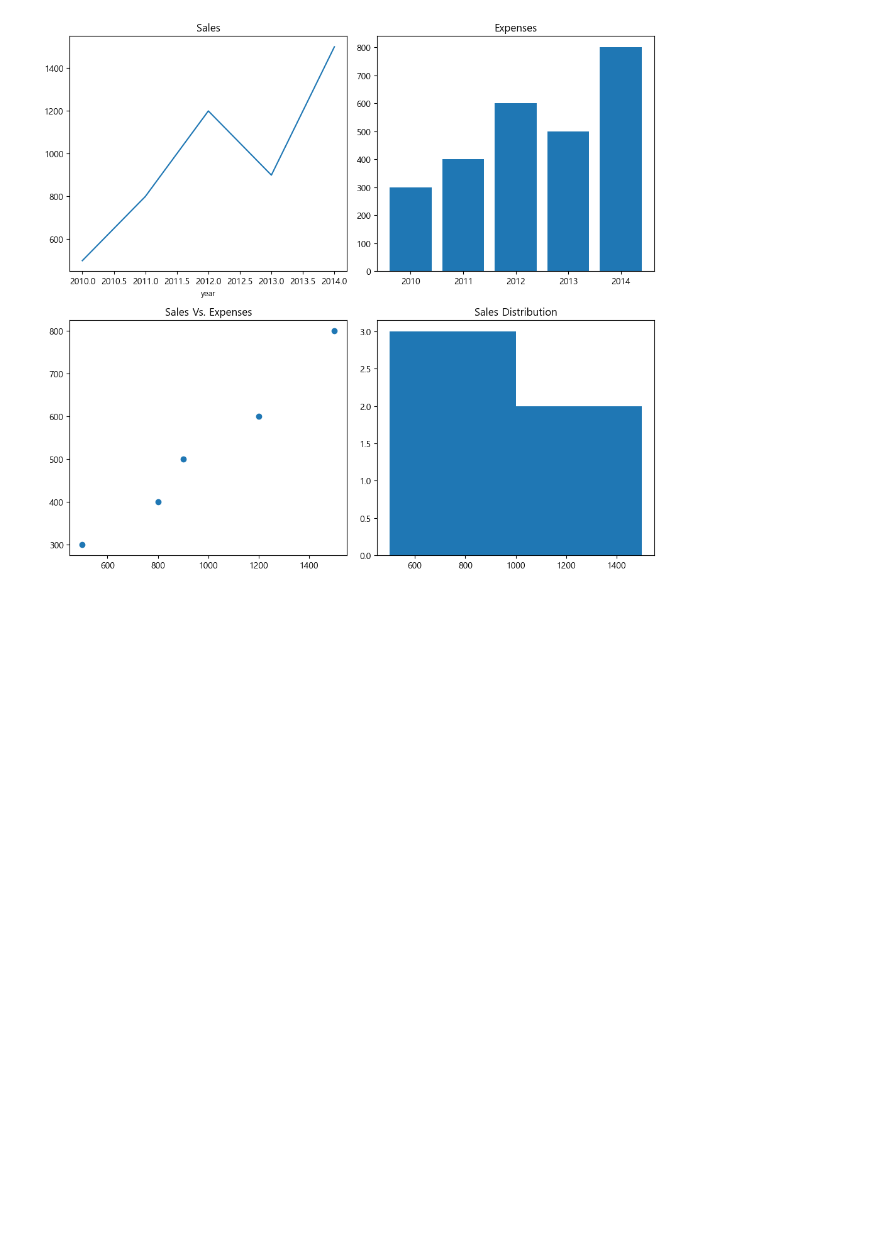
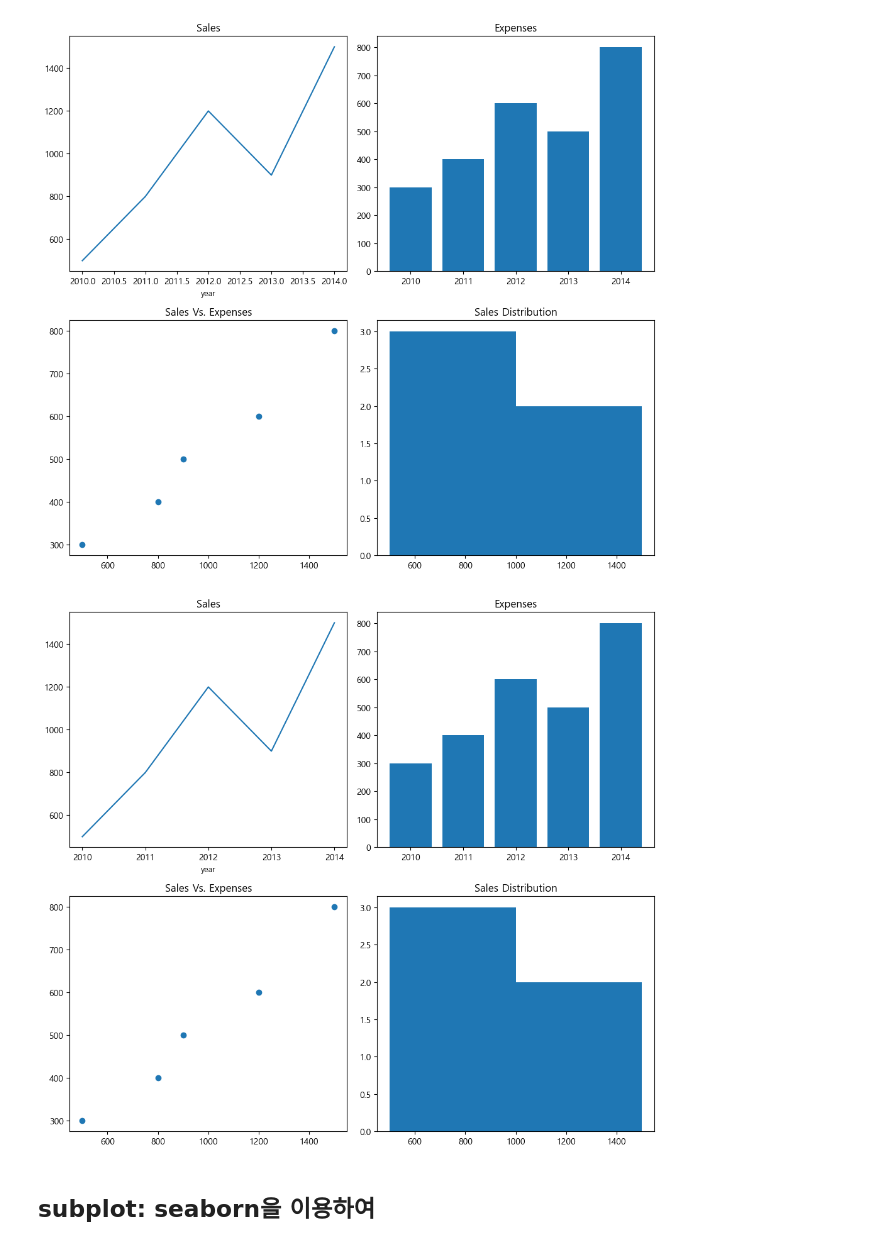
Before and after one commit to sunkyu0711/Python_MegaDataAnalysis_250120, a Jupyter notebook: 6일차_chart_subplots.ipynb, the cells around one changed output. Saved outputs shown, nothing was run; the diff lists cells and outputs as text; code cells hidden in the pictures; blank space fills up the shorter version.

```diff
--- a/6일차_chart_subplots.ipynb
+++ b/6일차_chart_subplots.ipynb
@@ -406,3 +406,28 @@ plt.tight_layout()
 plt.show()
 # %% [output]
 [figure]
+# %%
+# year가 정수로 안 나옴: 꺾은선(숫자로 인식) vs 막대(문자열로 인식)
+
+fig,axes=plt.subplots(2,2,figsize=(10,9))
+
+axes[0,0].plot(df2['year'],df2['Sales'])
+axes[0,0].set_title('Sales', fontsize=12)
+axes[0,0].set_xlabel('year', fontsize=9)
+axes[0,0].set_xticks(df2['year'])
+
+axes[0,1].bar(df2['year'],df2['Expenses'])
+axes[0,1].set_title('Expenses')
+
+axes[1,0].scatter(df2['Sales'],df2['Expenses'])
+axes[1,0].set_title('Sales Vs. Expenses')
+
+axes[1,1].hist(df2['Sales'],bins=2)
+axes[1,1].set_title('Sales Distribution')
+
+plt.tight_layout()
+plt.show()
+# %% [output]
+[figure, added]
+# %% [markdown]
+## subplot: seaborn을 이용하여
```
Also changed, not shown: parts of 8 cells of this notebook.
